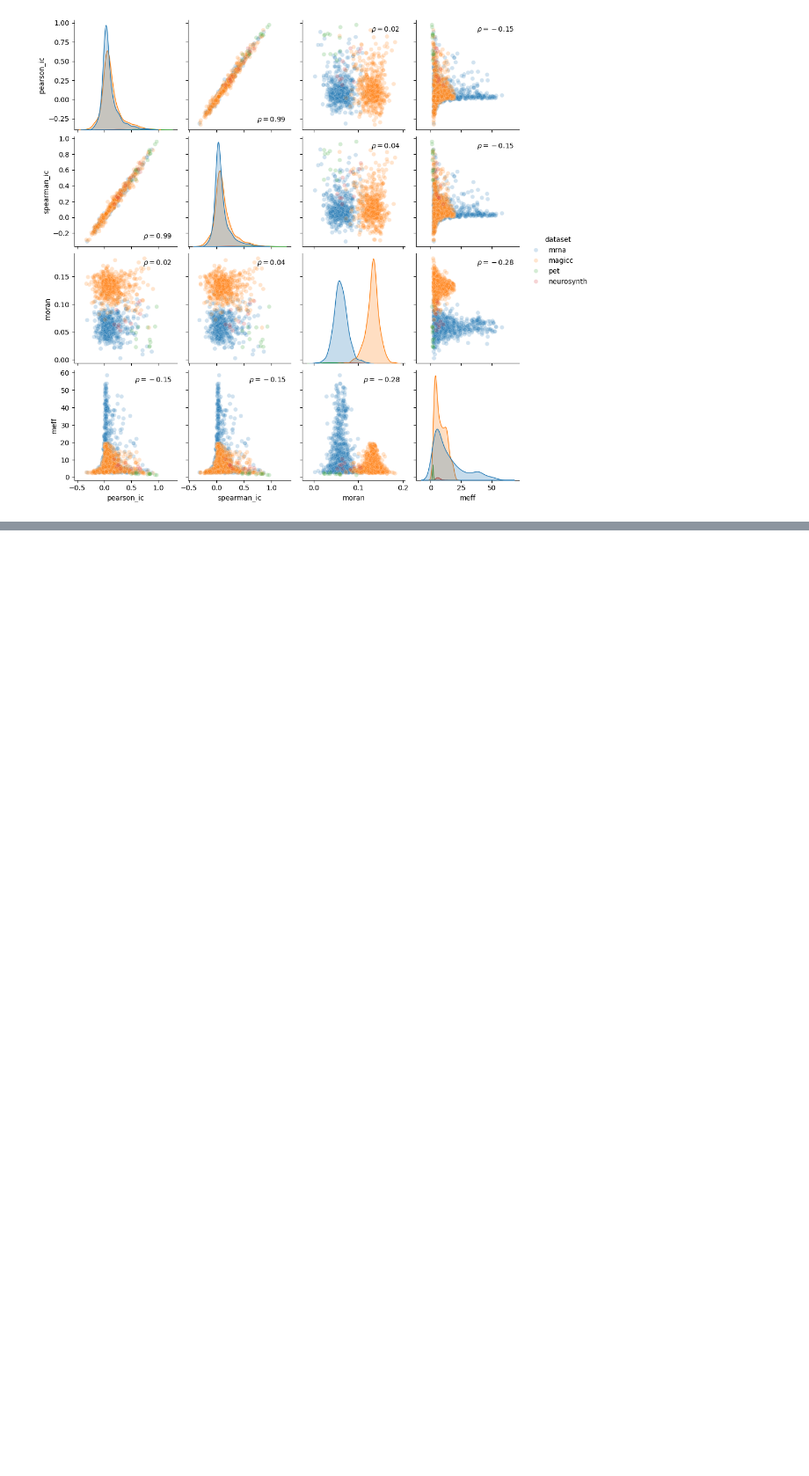
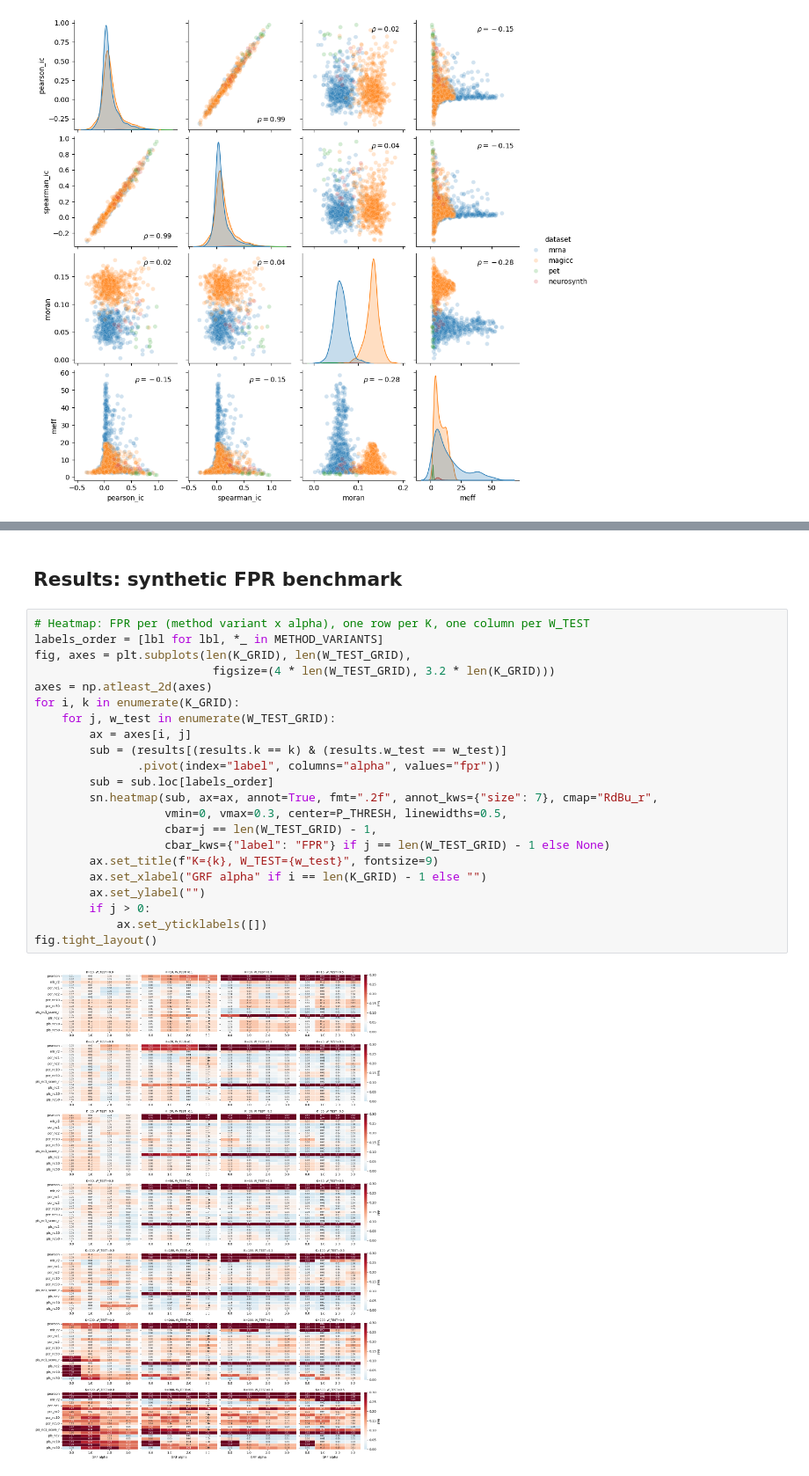
Before and after one commit to LeonDLotter/NiSpace, a Jupyter notebook: docs/nb_benchmarks/bench4-1_set_resampling_fpr.ipynb, the cells around one changed output, grey strips where cells are left out. Shown at 88% size. Drawn from its saved outputs; the diff is of its cells as text; blank space fills up the shorter version.

```diff
--- a/docs/nb_benchmarks/bench4-1_set_resampling_fpr.ipynb
+++ b/docs/nb_benchmarks/bench4-1_set_resampling_fpr.ipynb
@@ -406,0 +724,26 @@ See the issue #75 design memory for the full write-up and resulting design impli
+# %% [markdown]
+## Results: synthetic FPR benchmark
+# %%
+# Heatmap: FPR per (method variant x alpha), one row per K, one column per W_TEST
+labels_order = [lbl for lbl, *_ in METHOD_VARIANTS]
+fig, axes = plt.subplots(len(K_GRID), len(W_TEST_GRID),
+                          figsize=(4 * len(W_TEST_GRID), 3.2 * len(K_GRID)))
+axes = np.atleast_2d(axes)
+for i, k in enumerate(K_GRID):
+    for j, w_test in enumerate(W_TEST_GRID):
+        ax = axes[i, j]
+        sub = (results[(results.k == k) & (results.w_test == w_test)]
+               .pivot(index="label", columns="alpha", values="fpr"))
+        sub = sub.loc[labels_order]
+        sn.heatmap(sub, ax=ax, annot=True, fmt=".2f", annot_kws={"size": 7}, cmap="RdBu_r",
+                   vmin=0, vmax=0.3, center=P_THRESH, linewidths=0.5,
+                   cbar=j == len(W_TEST_GRID) - 1,
+                   cbar_kws={"label": "FPR"} if j == len(W_TEST_GRID) - 1 else None)
+        ax.set_title(f"K={k}, W_TEST={w_test}", fontsize=9)
+        ax.set_xlabel("GRF alpha" if i == len(K_GRID) - 1 else "")
+        ax.set_ylabel("")
+        if j > 0:
+            ax.set_yticklabels([])
+fig.tight_layout()
+# %% [output]
+[figure, added]
```
Also changed, not shown: parts of 15 cells of this notebook, 25 other files.
